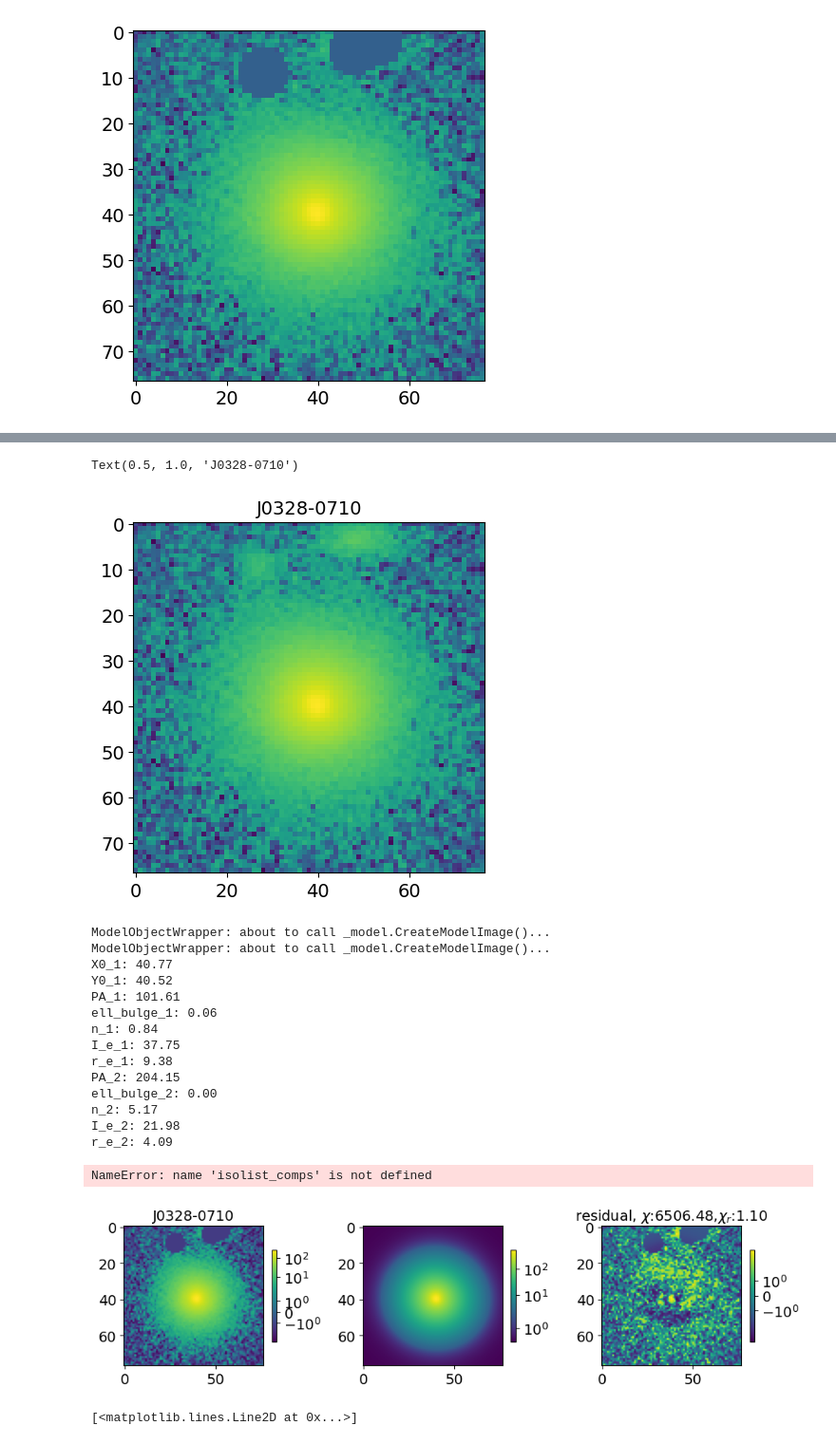
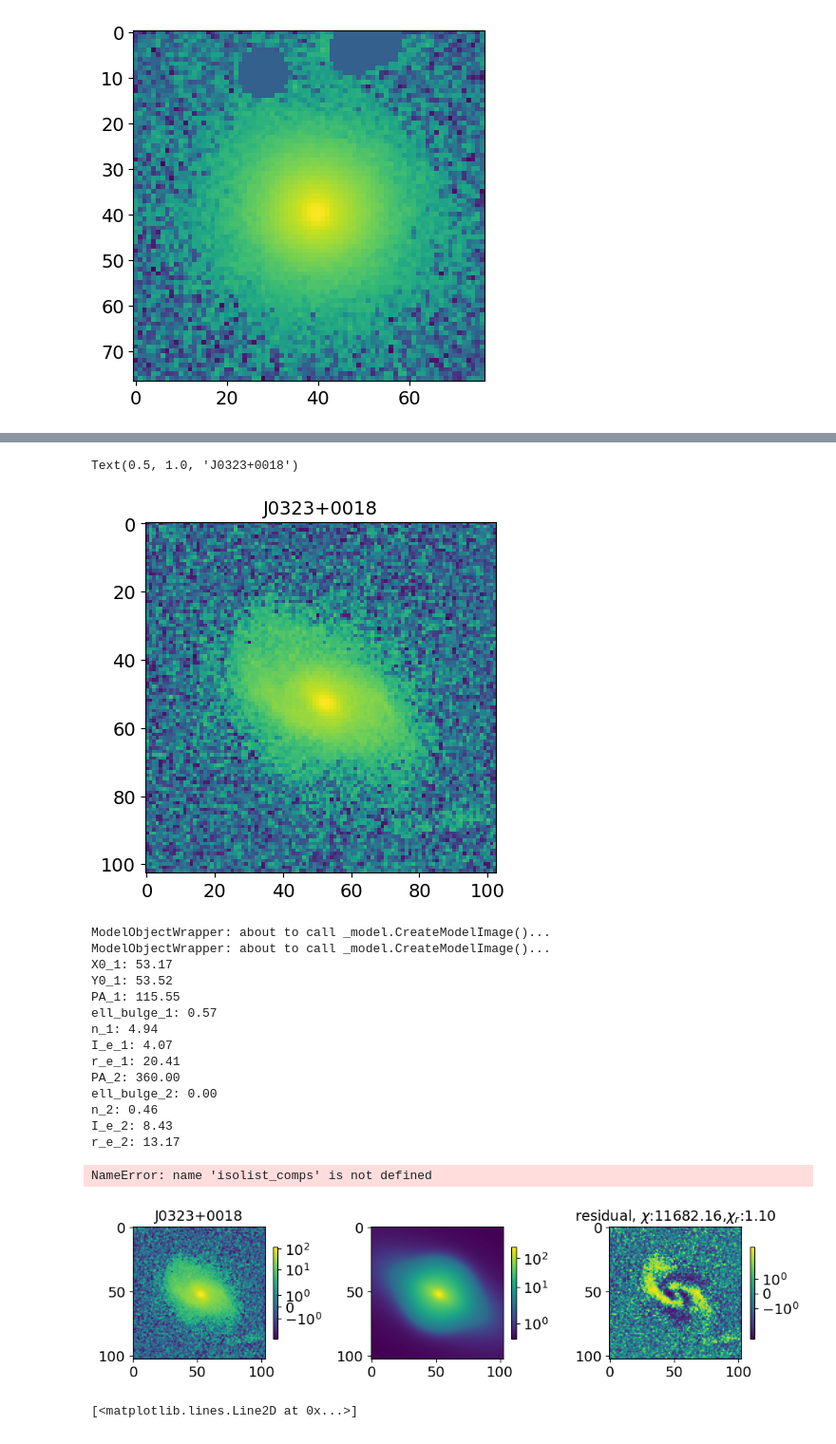
Before and after one commit to insepien/dualAGN, a Jupyter notebook: scrap_notebooks/checkFit.ipynb, the cells around one changed output, grey strips where cells are left out. Shown at 95% size. Cells and saved outputs as stored; diff of their text form; code cells hidden in the pictures.

```diff
--- a/scrap_notebooks/checkFit.ipynb
+++ b/scrap_notebooks/checkFit.ipynb
@@ -533,7 +534,7 @@ imageAGN_masked = mask_image(image=imageAGN,rad=5,intens=10,agn_mask_size=25)
 # %% [output]
 [figure]
 # %%
-on = "J0328-0710"
+on = "J0323+0018"
 imageFile = glob.glob(os.path.expanduser("~/agn-result/box/final_cut/"+on+"*"))[-1]
 imageAGN = fits.getdata(os.path.expanduser(imageFile))
 with open(os.path.expanduser("~/research-data/psf-results/psf_pkls/psf_"+on+".pkl"),"rb") as f:
@@ -589,8 +590,8 @@ plt.title(on)
 #plt.imshow(mask_image(image=imageAGN,rad=15,intens=15,agn_mask_size=30), norm='symlog')
 #imageAGN_masked = mask_image(image=imageAGN,rad=15,intens=15,agn_mask_size=30)
 # %% [output]
-Text(0.5, 1.0, 'J0328-0710')
+Text(0.5, 1.0, 'J0323+0018')
-[figure, old version]
+[figure, new version]
 # %%
 def _dofit_no_oversp(model, dataImage, psf, readnoise=0.22, expT=1, skylevel = 654.63, ncom=4, solver="NM",effgain=1):
     """do fit with not oversampled psf
@@ -651,7 +652,7 @@ sersic_ext_dict = {'name': "Sersic", 'label': "ext bulge", 'parameters': sersicP
 
 
 funcset_dict_sersic1= {'X0': [40,0,framelim], 'Y0': [40,0,framelim],
-                    'function_list': [sersic1_dict,sersic2_dict]}
+                    'function_list': [sersic2_dict,sersic_dict]}
 funcset_dict_sersic2= {'X0': [xs[0],0,framelim], 'Y0': [ys[0],0,framelim],
                     'function_list': [psf_dict]}
 funcset_dict_sersic3= {'X0': [xs[1],0,framelim], 'Y0': [ys[1],0,framelim],
@@ -676,50 +677,50 @@ gain = hdu0.header['GAIN'] #fits: no unit specified, pf: in electrons/ADU
 noise=hdu.header['EFFRN'] #fits:[e-], pf: in electrons
 numcom=hdu.header['NCOADD'] #Number of Averaged Frames
 # Try for only 1 model
-imageAGN_bs = imageAGN_masked-sky
+imageAGN_bs = imageAGN-sky
 image = imageAGN_bs
 config0, modelIm0, fitRes0, pname0,fitter0  = _dofit_no_oversp(model,dataImage=image, psf=epsf,solver="LM",
                                                   readnoise=noise, expT=exptime, skylevel = sky_level, ncom=numcom,effgain=gain)
 m = modelIm0
 res = fitRes0.params
 pname = pname0
 fs = fitRes0.fitStat
 fsr = fitRes0.fitStatReduced
 comp_ims, comp_pos, comp_names = make_model_components(config0,imshape=image.shape[0])
 comp_ims.append(m)
 comp_names.append("model")
 comp_pos.append([midF,midF])
 [print(f"{pname0[i]}: {fitRes0.params[i]:.2f} ") for i in range(len(fitRes0.params))];
 fig,ax = plt.subplots(1,3,figsize=(10,3))
 #ax[0].imshow(imageAGN_bs-comp_ims[0],norm='symlog')
 #ax[1].imshow(np.sum(comp_ims,axis=0)-comp_ims[0],norm='symlog')
 im0 = ax[0].imshow(image,norm='symlog')
 im1=ax[1].imshow(np.sum(comp_ims,axis=0),norm='symlog')
 im2=ax[2].imshow(image-m, norm='symlog')
 [fig.colorbar([im0,im1,im2][i],ax=ax[i],shrink=0.5) for i in range(3)]
 ax[0].set_title(on)
 ax[1].set_title("")
 ax[2].set_title(f'residual, $\chi$:{fs:.2f},$\chi_r$:{fitRes0.fitStatReduced:.2f}')
 fig.tight_layout();
 
 plot_model_components(comp_ims,comp_names,comp_pos,isolist_comps,shrink_ratio=0.3)
 # %% [output]
 ModelObjectWrapper: about to call _model.CreateModelImage()...
 ModelObjectWrapper: about to call _model.CreateModelImage()...
-X0_1: 40.77
-Y0_1: 40.52
-PA_1: 101.61
-ell_bulge_1: 0.06
-n_1: 0.84
-I_e_1: 37.75
-r_e_1: 9.38
-PA_2: 204.15
+X0_1: 53.17
+Y0_1: 53.52
+PA_1: 115.55
+ell_bulge_1: 0.57
+n_1: 4.94
+I_e_1: 4.07
+r_e_1: 20.41
+PA_2: 360.00
 ell_bulge_2: 0.00
-n_2: 5.17
-I_e_2: 21.98
-r_e_2: 4.09
+n_2: 0.46
+I_e_2: 8.43
+r_e_2: 13.17
 NameError: name 'isolist_comps' is not defined
-[figure, old version]
+[figure, new version]
 # %%
 fig,ax = plt.subplots(1,2,figsize=(10,4))
 im0=ax[0].imshow(comp_ims[1]+comp_ims[2],norm='symlog')
```
Also changed, not shown: parts of 5 cells of this notebook.
